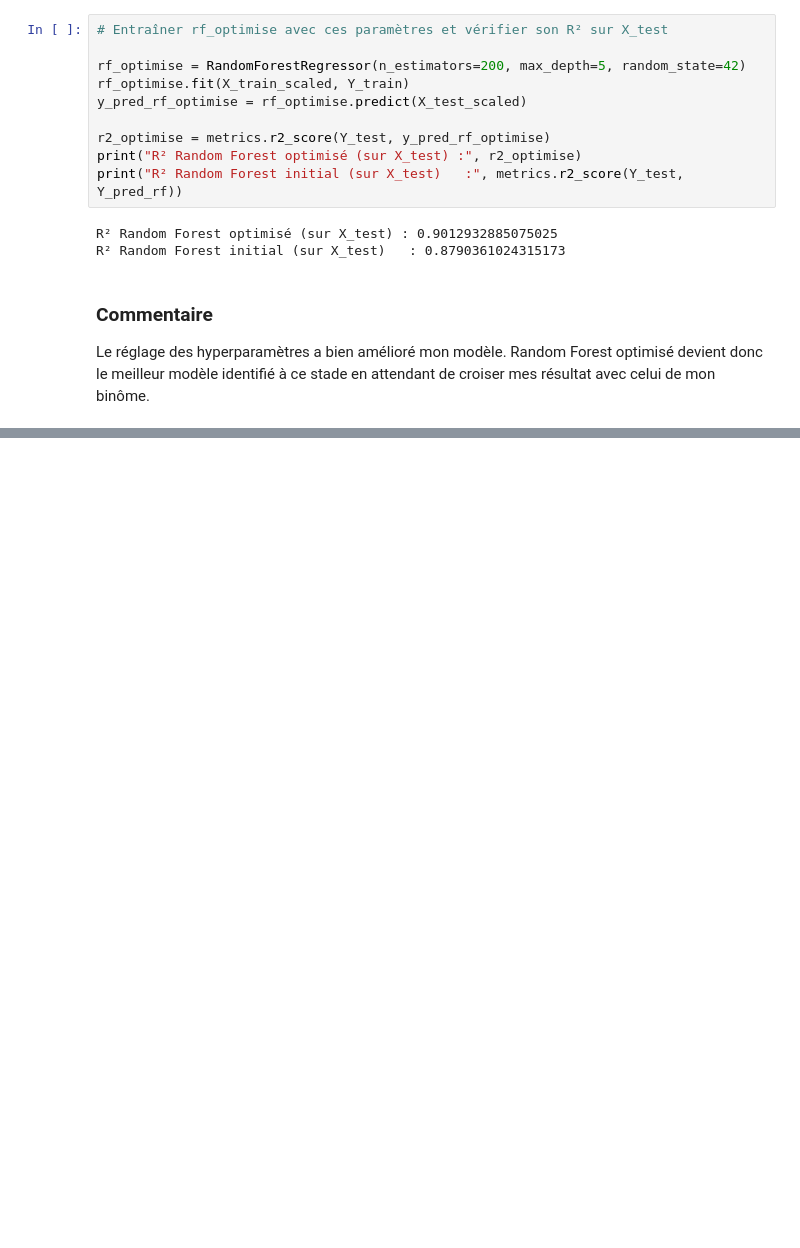
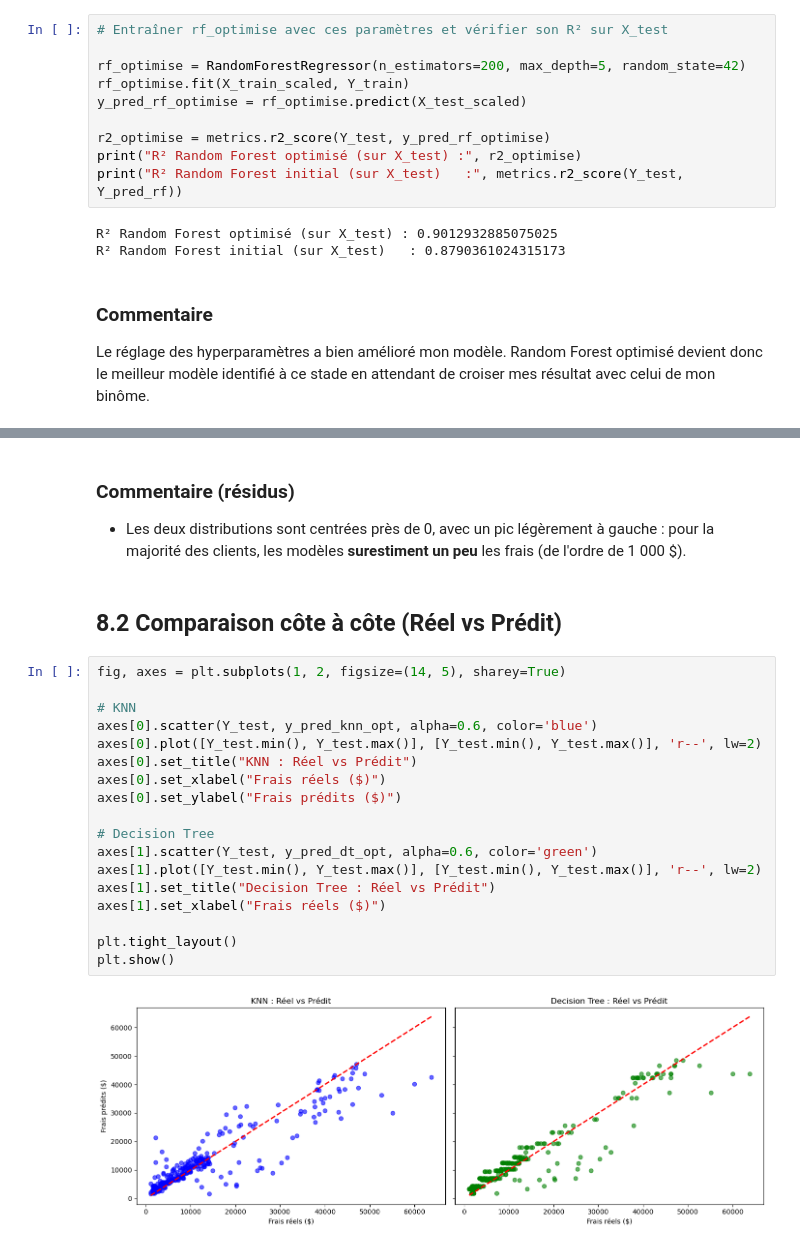
Before and after one commit to Zohair69/insurance_health_prediction, a Jupyter notebook: assurance_Zohair_Brice.ipynb, the cells around one changed output, grey strips where cells are left out. Saved outputs shown, nothing was run; the diff lists cells and outputs as text; blank space fills up the shorter version.

```diff
--- a/assurance-Zohair_Brice.ipynb
+++ b/assurance_Zohair_Brice.ipynb
@@ -312,0 +483,25 @@ Le réglage des hyperparamètres a bien amélioré mon modèle. Random Forest op
+# %% [markdown]
+### Commentaire (résidus)
+- Les deux distributions sont centrées près de 0, avec un pic légèrement à gauche : pour la majorité des clients, les modèles **surestiment un peu** les frais (de l'ordre de 1 000 $).
+# %% [markdown]
+## 8.2 Comparaison côte à côte (Réel vs Prédit)
+# %%
+fig, axes = plt.subplots(1, 2, figsize=(14, 5), sharey=True)
+
+# KNN
+axes[0].scatter(Y_test, y_pred_knn_opt, alpha=0.6, color='blue')
+axes[0].plot([Y_test.min(), Y_test.max()], [Y_test.min(), Y_test.max()], 'r--', lw=2)
+axes[0].set_title("KNN : Réel vs Prédit")
+axes[0].set_xlabel("Frais réels ($)")
+axes[0].set_ylabel("Frais prédits ($)")
+
+# Decision Tree
+axes[1].scatter(Y_test, y_pred_dt_opt, alpha=0.6, color='green')
+axes[1].plot([Y_test.min(), Y_test.max()], [Y_test.min(), Y_test.max()], 'r--', lw=2)
+axes[1].set_title("Decision Tree : Réel vs Prédit")
+axes[1].set_xlabel("Frais réels ($)")
+
+plt.tight_layout()
+plt.show()
+# %% [output]
+[figure, added]
```
Also changed, not shown: parts of 38 cells of this notebook, 5 other files.
